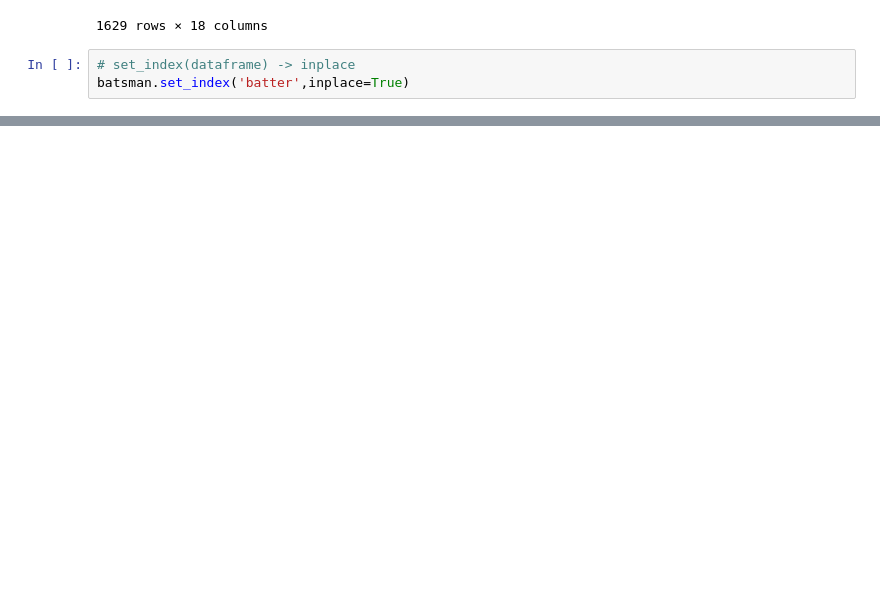
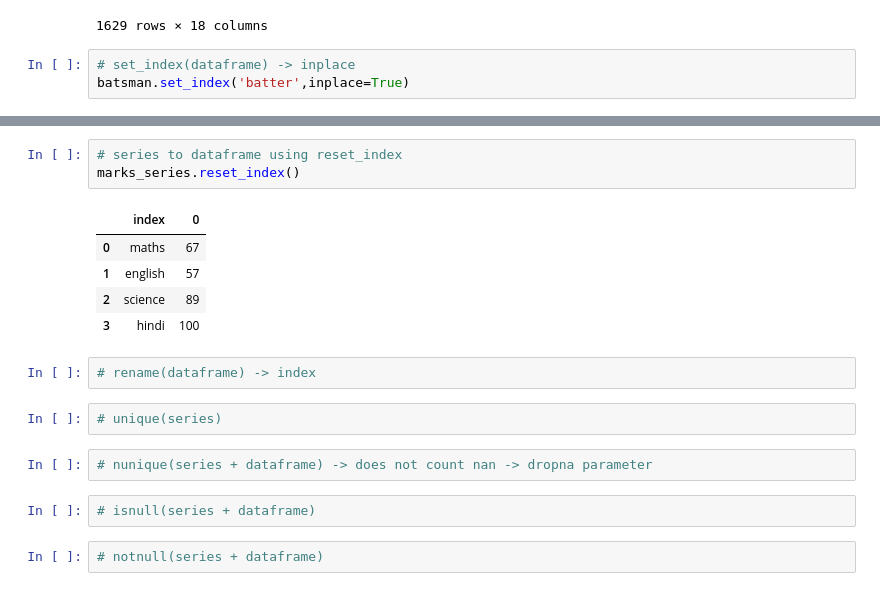
Before and after one commit to amitmishra-cs/Python-for-data-Science-2024, a Jupyter notebook: 05_Pandas/01_pandas.ipynb, the cells around one changed output, grey strips where cells are left out. Drawn from its saved outputs; the diff is of its cells as text; blank space fills up the shorter version.

```diff
--- a/05_Pandas/01_pandas.ipynb
+++ b/05_Pandas/01_pandas.ipynb
@@ -1820,0 +1869,19 @@ batsman
+# %%
+# series to dataframe using reset_index
+marks_series.reset_index()
+# %% [output]
+|  | index | 0 |
+| 0 | maths | 67 |
+| 1 | english | 57 |
+| 2 | science | 89 |
+| 3 | hindi | 100 |
+# %%
+# rename(dataframe) -> index
+# %%
+# unique(series)
+# %%
+# nunique(series + dataframe) -> does not count nan -> dropna parameter
+# %%
+# isnull(series + dataframe)
+# %%
+# notnull(series + dataframe)
```
Also changed, not shown: parts of 10 cells of this notebook.
